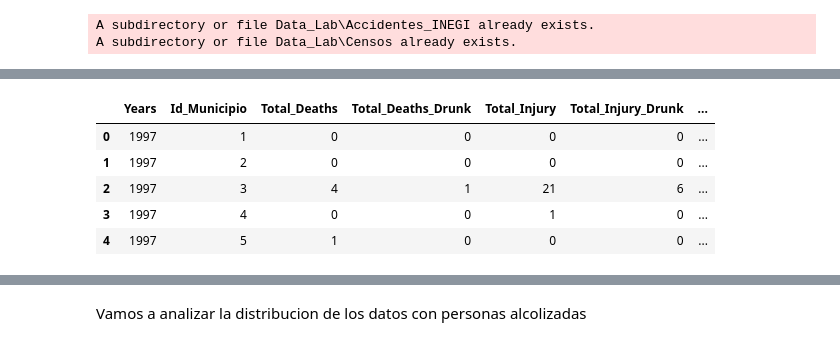
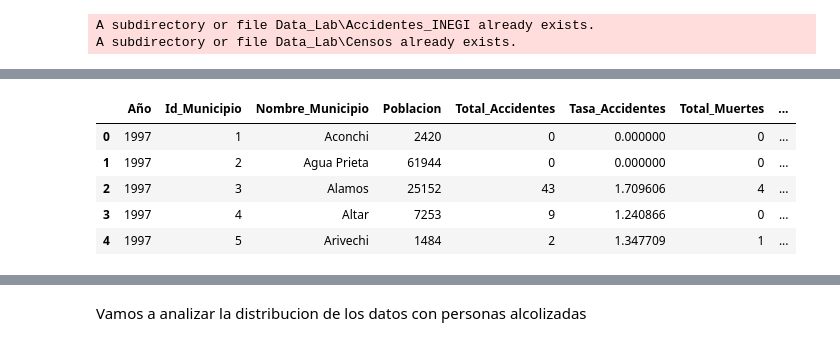
Before and after one commit to arielox5/MCD_UNISON_MyJourny, a Jupyter notebook: Ingenieria_de_Caracteristicas/Proyecto_1/Proyecto_parte_3.ipynb, the cells around one changed output, grey strips where cells are left out. Saved outputs shown, nothing was run; the diff lists cells and outputs as text; code cells hidden in the pictures.

```diff
--- a/Ingenieria_de_Caracteristicas/Proyecto_1/Proyecto_parte_3.ipynb
+++ b/Ingenieria_de_Caracteristicas/Proyecto_1/Proyecto_parte_3.ipynb
@@ -260,2 +222,14 @@ df_Sonora_Deaths["Municipio_Nombre"] = df_Sonora_Deaths.apply(Name_Municipio2, a
+# %%
+# Delete columns no needed
+# # Drop columns which I considere not useful (On value for all rows, not interest)
+# df_Complete.drop(["COBERTURA", "CLASACC", "ESTATUS","ID_ENTIDAD","ID_MINUTO",'AUTOMOVIL', 'CAMPASAJ', 'MICROBUS', 'PASCAMION', 'OMNIBUS', 'TRANVIA',
+#        'CAMIONETA', 'CAMION', 'TRACTOR', 'FERROCARRI', 'MOTOCICLET',
+#        'BICICLETA', 'OTROVEHIC',], axis=1, inplace = True)
+df_Sonora.drop(["COBERTURA", "CLASACC", "ESTATUS","ID_ENTIDAD","ID_MINUTO",'AUTOMOVIL', 'CAMPASAJ', 'MICROBUS', 'PASCAMION', 'OMNIBUS', 'TRANVIA',
+       'CAMIONETA', 'CAMION', 'TRACTOR', 'FERROCARRI', 'MOTOCICLET',
+       'BICICLETA', 'OTROVEHIC',"Fecha"], axis=1, inplace = True)
+
+# df_Sonora = df_Sonora.fillna(0)
+df_Sonora.columns
 # %%
 file_Sonora_csv = os.path.join(folder_DataLab, "Accidentes_Sonora_1997_2021.csv")
@@ -276,8 +255,7 @@ df_Poblacion_2020 = df_Poblacion_2020_completed[df_Poblacion_2020_completed["NOM
 # %%
-# df_Sonora_Complete
 
-listYears = df_Sonora_Complete.ANIO.unique()
-listMunicipio = df_Sonora_Complete["ID_MUNICIPIO"].unique()
+listYears = df_Sonora.ANIO.unique()
+listMunicipio = df_Sonora["ID_MUNICIPIO"].unique()
 listYears.sort()
 listMunicipio.sort()
 
@@ -287,6 +265,12 @@ list_InjuryTotal = []
 list_InjuryDrunk = []
 list_poblacion = []
 list_nombre = []
+
+list_Total_Acc = []
+list_Total_Cinturon = []
+list_Cinturon_Tasa = []
+list_Total_Fugas = []
+list_Fugas_Tasa = []
 
 list_Year = []
 list_Municipio = []
@@ -299,13 +283,24 @@ list_Tasa_Deaths = []
 list_Tasa_Injury = []
 list_Tasa_Deaths_Alcohol = []
 list_Tasa_Injury_Alcohol = []
+list_Acc_Tasa = []
+
+# Agregar Total_Accidentes, Total_Cinturon_Uso, Tasa_Cinturon_Uso, Total_Fugas, Tasa_Fuga
 
 for year in listYears:
     for mun in listMunicipio:
-        totalDeath_year = sum(df_Sonora_Complete[(df_Sonora_Complete["ID_MUNICIPIO"] == mun) & (df_Sonora_Complete["ANIO"] == year)].Total_Muertos)
-        totalDeath_Drunk_year = sum(df_Sonora_Complete[(df_Sonora_Complete["ID_MUNICIPIO"] == mun) & (df_Sonora_Complete["ANIO"] == year) & (df_Sonora_Complete["ALIENTO"] == "Sí")].Total_Muertos)
-        totalInjury = sum(df_Sonora_Complete[(df_Sonora_Complete["ID_MUNICIPIO"] == mun) & (df_Sonora_Complete["ANIO"] == year)].Total_Heridos)
-        totalInjury_Drunk_year = sum(df_Sonora_Complete[(df_Sonora_Complete["ID_MUNICIPIO"] == mun) & (df_Sonora_Complete["ANIO"] == year) & (df_Sonora_Complete["ALIENTO"] == "Sí")].Total_Heridos)
+        totalDeath_year = sum(df_Sonora[(df_Sonora["ID_MUNICIPIO"] == mun) & (df_Sonora["ANIO"] == year)].Total_Muertos)
+        totalDeath_Drunk_year = sum(df_Sonora[(df_Sonora["ID_MUNICIPIO"] == mun) & (df_Sonora["ANIO"] == year) & (df_Sonora["ALIENTO"] == "Sí")].Total_Muertos)
+        totalInjury = sum(df_Sonora[(df_Sonora["ID_MUNICIPIO"] == mun) & (df_Sonora["ANIO"] == year)].Total_Heridos)
+        totalInjury_Drunk_year = sum(df_Sonora[(df_Sonora["ID_MUNICIPIO"] == mun) & (df_Sonora["ANIO"] == year) & (df_Sonora["ALIENTO"] == "Sí")].Total_Heridos)
+
+        totalAcc = len(df_Sonora[(df_Sonora["ID_MUNICIPIO"] == mun) & (df_Sonora["ANIO"] == year)].index)
+        totalCinturon = len(df_Sonora[(df_Sonora["ID_MUNICIPIO"] == mun) & (df_Sonora["ANIO"] == year) & (df_Sonora["CINTURON"] == "Sí")].index)
+        totalFugas = len(df_Sonora[(df_Sonora["ID_MUNICIPIO"] == mun) & (df_Sonora["ANIO"] == year) & (df_Sonora["ID_EDAD"] == 0)].index)
+
+        list_Total_Acc.append(totalAcc)
+        list_Total_Cinturon.append(totalCinturon)
+        list_Total_Fugas.append(totalFugas)
 
         list_DeathTotal.append(totalDeath_year)
         list_DeathDrunk.append(totalDeath_Drunk_year)
@@ -316,43 +311,56 @@ for year in listYears:
         list_Municipio.append(mun)
         list_nombres.append(df_Catalogo_Municipio[df_Catalogo_Municipio["ID_MUNICIPIO"] == mun].iloc[0]["NOM_MUNICIPIO"])
         pobTotal = 0
         if year < 2010:
             pobTotal = df_Poblacion_2000[df_Poblacion_2000["mun"] == mun].iloc[0]["pobtot"]
             # list_poblacion.append()
         elif year < 2020:
             pobTotal = df_Poblacion_2010[df_Poblacion_2010["mun"] == mun].iloc[0]["pobtot"]
             # list_poblacion.append(df_Poblacion_2010[df_Poblacion_2010["mun"] == mun].iloc[0]["pobtot"])
         else:
             pobTotal = df_Poblacion_2020[df_Poblacion_2020["MUN"] == mun].iloc[0]["POBTOT"]
             # list_poblacion.append(df_Poblacion_2020[df_Poblacion_2020["MUN"] == mun].iloc[0]["POBTOT"])
 
         list_poblacion.append(pobTotal)
         list_Tasa_Deaths.append((totalDeath_year / pobTotal) * 1000 )
         list_Tasa_Injury.append((totalInjury / pobTotal) * 1000 )
         list_Tasa_Deaths_Alcohol.append((totalDeath_Drunk_year / pobTotal) * 1000 )
         list_Tasa_Injury_Alcohol.append((totalInjury_Drunk_year / pobTotal) * 1000 )
+        list_Acc_Tasa.append((totalAcc / pobTotal) * 1000 )
+
+        list_Cinturon_Tasa.append((totalCinturon / pobTotal) * 1000)
+        list_Fugas_Tasa.append((totalFugas / pobTotal) * 1000 )
 
 df_Municipio_Deaths = pd.DataFrame()
-df_Municipio_Deaths["Years"] = list_Year
+df_Municipio_Deaths["Año"] = list_Year
 df_Municipio_Deaths["Id_Municipio"] = list_Municipio
-df_Municipio_Deaths["Total_Deaths"] = list_DeathTotal
-df_Municipio_Deaths["Total_Deaths_Drunk"] = list_DeathDrunk
-df_Municipio_Deaths["Total_Injury"] = list_InjuryTotal
-df_Municipio_Deaths["Total_Injury_Drunk"] = list_InjuryDrunk
-
 df_Municipio_Deaths["Nombre_Municipio"] = list_nombres
 df_Municipio_Deaths["Poblacion"] = list_poblacion
+df_Municipio_Deaths["Total_Accidentes"] = list_Total_Acc
+df_Municipio_Deaths["Tasa_Accidentes"] = list_Acc_Tasa
 
+df_Municipio_Deaths["Total_Muertes"] = list_DeathTotal
 df_Municipio_Deaths["Tasa_Muertos"] = list_Tasa_Deaths
+df_Municipio_Deaths["Total_Muertes_Alcohol"] = list_DeathDrunk
+df_Municipio_Deaths["Tasa_Muertos_Alcohol"] = list_Tasa_Deaths_Alcohol
+
+df_Municipio_Deaths["Total_Heridos"] = list_InjuryTotal
 df_Municipio_Deaths["Tasa_Heridos"] = list_Tasa_Injury
-df_Municipio_Deaths["Tasa_Muertos_Alcohol"] = list_Tasa_Deaths_Alcohol
+df_Municipio_Deaths["Total_Heridos_Alcohol"] = list_InjuryDrunk
 df_Municipio_Deaths["Tasa_Heridos_Alcohol"] = list_Tasa_Injury_Alcohol
 
+
+df_Municipio_Deaths["Total_Cinturon_Uso"] = list_Total_Cinturon
+df_Municipio_Deaths["Total_Cinturon_Tasa"] = list_Cinturon_Tasa
+df_Municipio_Deaths["Total_Fugas"] = list_Total_Fugas
+df_Municipio_Deaths["Total_Fugas_Tasa"] = list_Fugas_Tasa
+
+
 df_Municipio_Deaths.head()
 # %% [output]
-|  | Years | Id_Municipio | Total_Deaths | Total_Deaths_Drunk | Total_Injury | Total_Injury_Drunk | ... |
-| 0 | 1997 | 1 | 0 | 0 | 0 | 0 | ... |
-| 1 | 1997 | 2 | 0 | 0 | 0 | 0 | ... |
-| 2 | 1997 | 3 | 4 | 1 | 21 | 6 | ... |
-| 3 | 1997 | 4 | 0 | 0 | 1 | 0 | ... |
-| 4 | 1997 | 5 | 1 | 0 | 0 | 0 | ... |
+|  | Año | Id_Municipio | Nombre_Municipio | Poblacion | Total_Accidentes | Tasa_Accidentes | Total_Muertes | ... |
+| 0 | 1997 | 1 | Aconchi | 2420 | 0 | 0.000000 | 0 | ... |
+| 1 | 1997 | 2 | Agua Prieta | 61944 | 0 | 0.000000 | 0 | ... |
+| 2 | 1997 | 3 | Alamos | 25152 | 43 | 1.709606 | 4 | ... |
+| 3 | 1997 | 4 | Altar | 7253 | 9 | 1.240866 | 0 | ... |
+| 4 | 1997 | 5 | Arivechi | 1484 | 2 | 1.347709 | 1 | ... |
```
Also changed, not shown: parts of 56 cells of this notebook.
